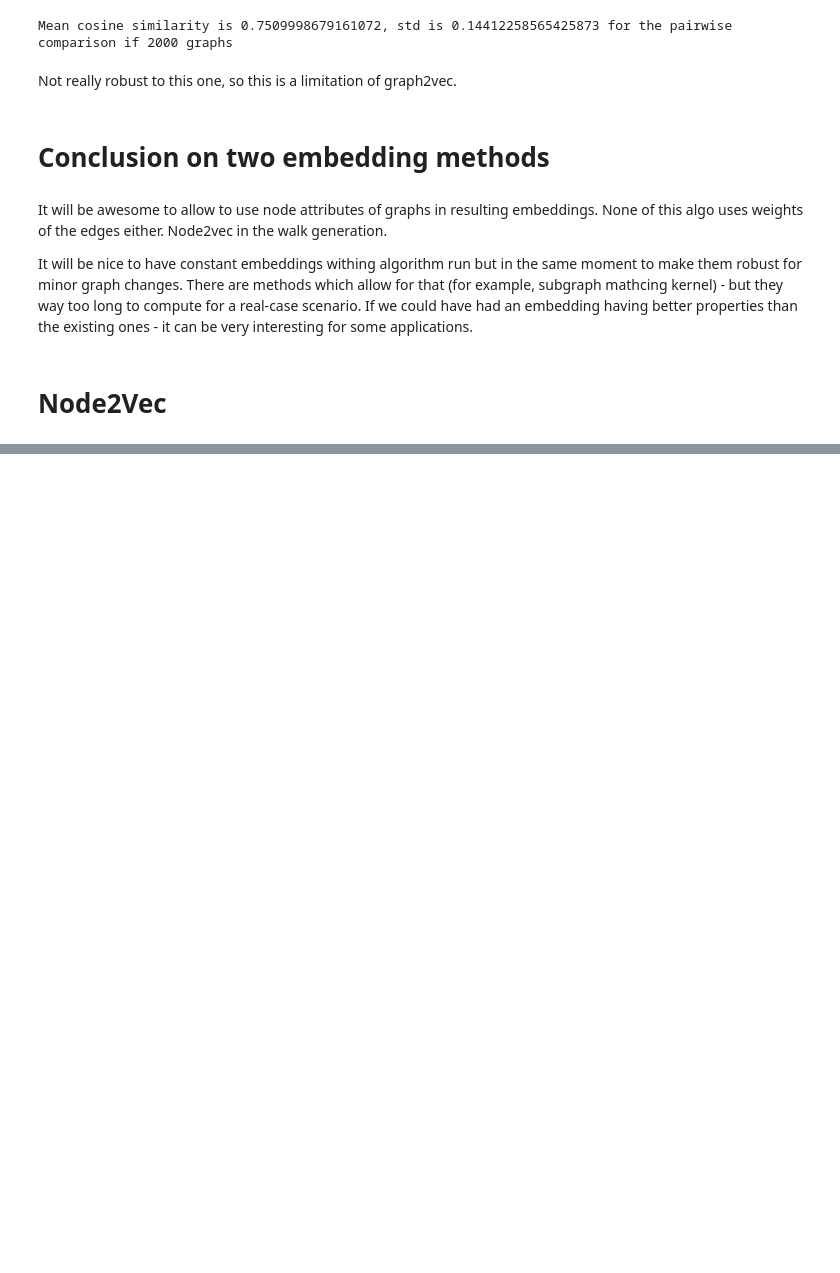
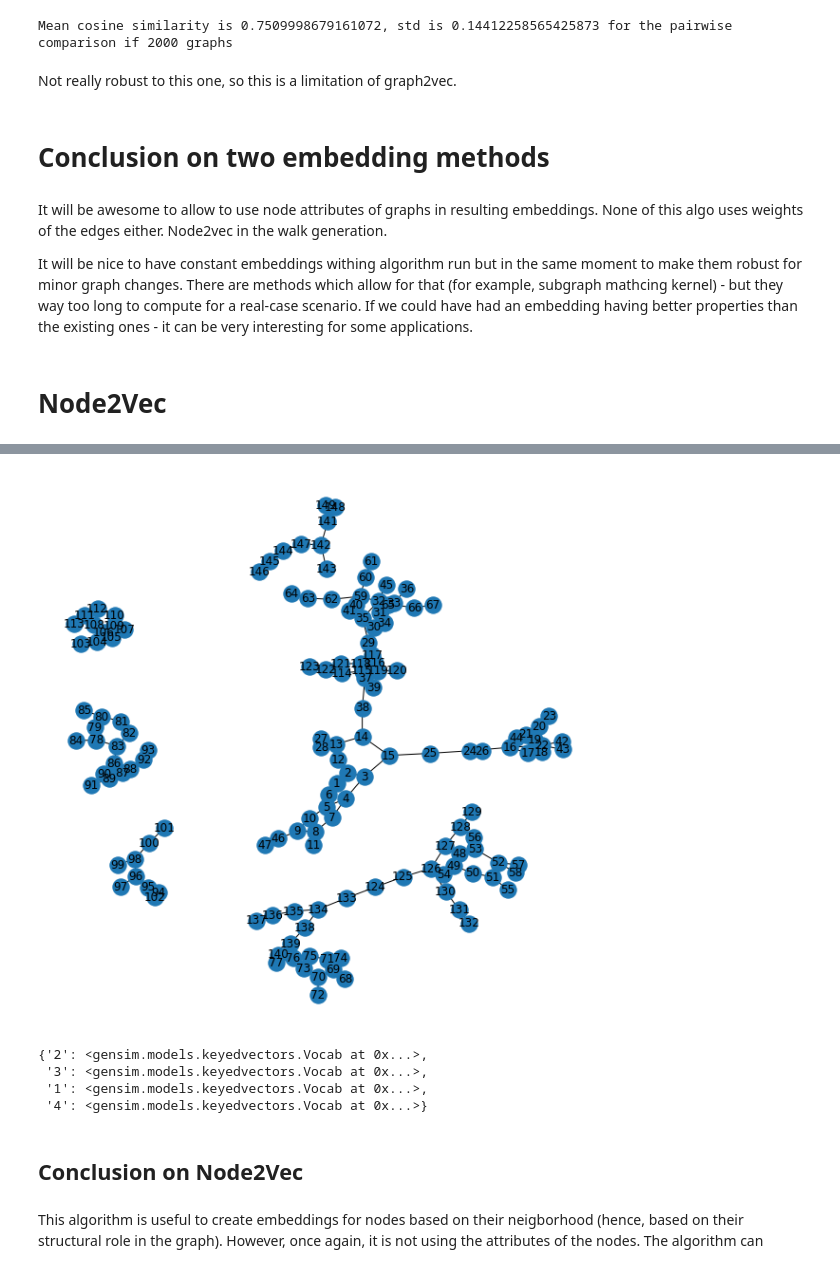
Before and after one commit to margokhokhlova/graph_transformers, a Jupyter notebook: benchmarks_demo.ipynb, the cells around one changed output, grey strips where cells are left out. Drawn from its saved outputs; the diff is of its cells as text; code cells hidden in the pictures; blank space fills up the shorter version.

Commit message:
small demo of node2vec added

```diff
--- a/benchmarks_demo.ipynb
+++ b/benchmarks_demo.ipynb
@@ -338,8 +363,0 @@ this graph has 18913 nodes
-# %%
-colors =np.repeat('m', len(super_graph.edges))
-for i, edge in enumerate(super_graph.edges(data=True)):
-    if edge[2]['nature']==1:
-        colors[i] = 'b'
-
-fig, ax = plt.subplots(figsize=(20.0, 20.0))
-nx.draw(super_graph,node_color='#A0CBE2',edge_color = colors,width=4,edge_cmap=plt.cm.Blues,with_labels=True)
@@ -347,0 +364,20 @@ SyntaxError: invalid character in identifier (<ipython-input-67-46e557a7146b>, l
+# %%
+dataset_n='aids' # the IGN  and BZR are the alternative datasets
+path='data/'
+X,y=load_local_data(path,dataset_n, attributes=False, use_node_deg=False)
+#create a single graph from several graphs
+subset_X = X[:10]
+# make a new graph as a combo of 10 graphs
+G=nx.Graph()
+for i in range(10):
+    G.add_nodes_from(subset_X[i].nx_graph.nodes(data=False))
+    G.add_edges_from(subset_X[i].nx_graph.edges)
+
+# change all node attributes to unique node id_s
+atr = [range(len(G))]
+nx.set_node_attributes(G, atr, 'attr_name')
+# %%
+plt.figure(figsize=(8, 8))
+nx.draw(G, with_labels = True)
+# %% [output]
+[figure, added]
@@ -347,0 +400,12 @@ SyntaxError: invalid character in identifier (<ipython-input-67-46e557a7146b>, l
+# %%
+model.wv.vocab
+# %% [output]
+{'2': <gensim.models.keyedvectors.Vocab at 0x...>,
+ '3': <gensim.models.keyedvectors.Vocab at 0x...>,
+ '1': <gensim.models.keyedvectors.Vocab at 0x...>,
+ '4': <gensim.models.keyedvectors.Vocab at 0x...>}
+# %% [markdown]
+## Conclusion on Node2Vec
+# %% [markdown]
+This algorithm is useful to create embeddings for nodes based on their neigborhood (hence, based on their structural role in the graph). However, once again, it is not using the attributes of the nodes.
+The algorithm can
```
Also changed, not shown: parts of 8 cells of this notebook.
